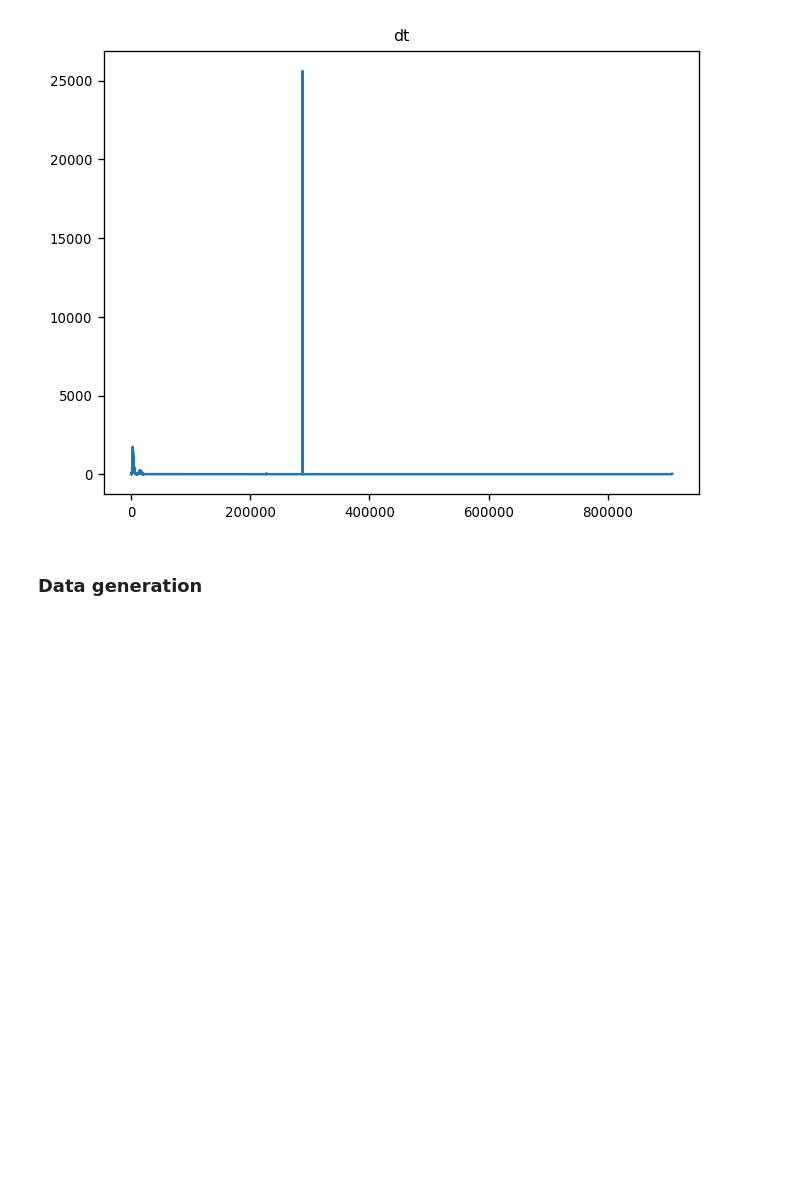
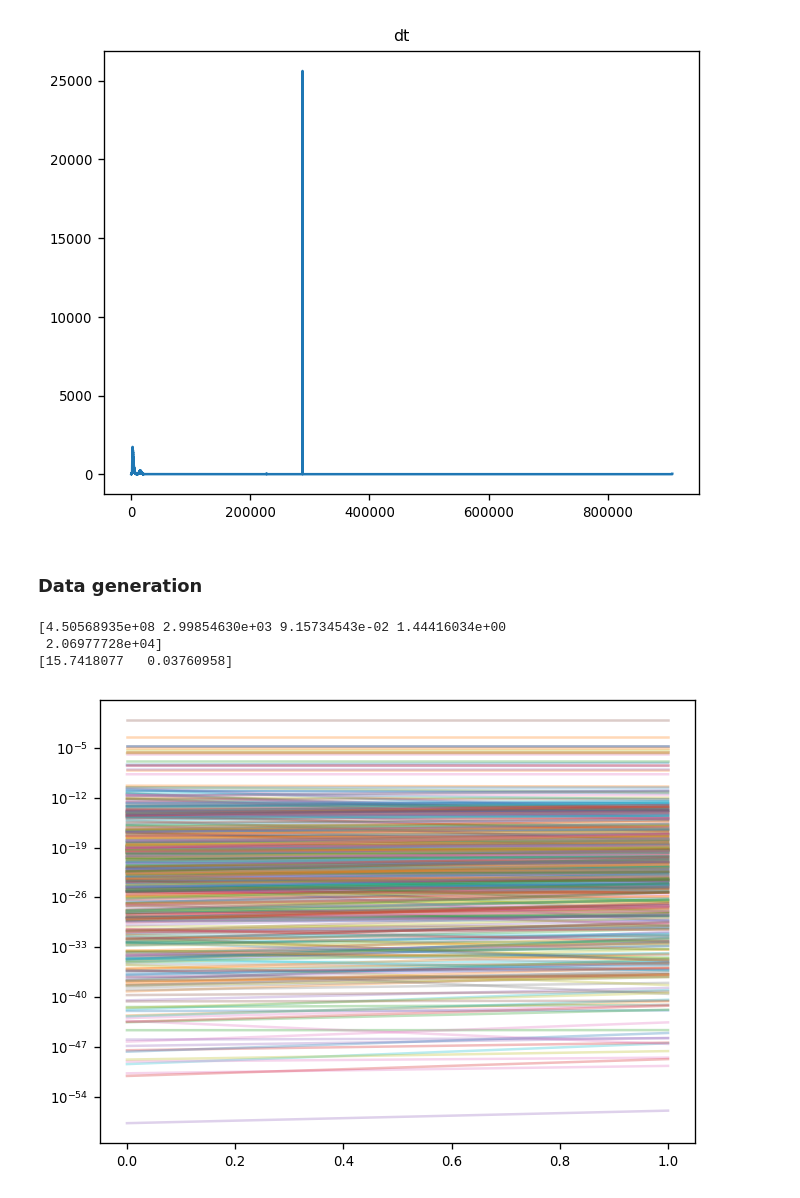
Before and after one commit to silkemaes/ChemPy, a Jupyter notebook: data_generation.ipynb, the cells around one changed output. Saved outputs shown, nothing was run; the diff lists cells and outputs as text; code cells hidden in the pictures; blank space fills up the shorter version.

```diff
--- a/data_generation.ipynb
+++ b/data_generation.ipynb
@@ -23,6 +23,10 @@ outloc = '/lhome/silkem/ChemTorch/ChemTorch/out/'
 samploc = '/lhome/silkem/ChemTorch/ChemTorch/sampling/'
 dataloc = '/lhome/silkem/ChemTorch/PhantomSampling/'
 # %%
+outloc = '/lhome/silkem/ChemTorch/ChemTorch/out/'
+samploc = '/lhome/silkem/ChemTorch/ChemTorch/sampling/'
+dataloc = '/lhome/silkem/ChemTorch/PhantomSampling/'
+
 ## Ranges from PHANTOM models
 ρ_min = min(np.load(samploc+'drho_range.npy'))
 ρ_max = max(np.load(samploc+'drho_range.npy'))
@@ -31,7 +35,7 @@ T_max = max(np.load(samploc+'dT_range.npy'))
 δ_min = 1.e-6
 δ_max = 1
 Av_min = -1
-Av_max = -np.log(δ_min)
+Av_max = -np.log10(δ_min)
 dt_min = min(np.load(samploc+'dtime_range.npy'))
 dt_max = max(np.load(samploc+'dtime_range.npy'))
 
@@ -213,3 +217,25 @@ np.save(samploc+'dT_range', out_temp[1][:-1])
 # nu enkel variaties van variabelen, begin met een gekozen input
 # starten van de chemie waar ge mee eindigd --> paden in de fysiochemische ruimte
 # eind abundantie terug meegeven, niet initialiseren
+# %%
+
+path = '/lhome/silkem/ChemTorch/ChemTorch/out/'
+loc = '2023-08-08 23:48:50.881415'
+
+input = np.load(path+loc+'/input.npy')
+time = np.load(path+loc+'/tictoc.npy')
+
+print(input)
+print(time)
+# print(np.load(path+'abundances.npy'))
+abs = np.load(path+loc+'/abundances.npy')
+
+for i in range(abs.shape[0]):
+    plt.plot(abs[i], alpha = 0.3)
+
+plt.yscale('log')
+# %% [output]
+[4.50568935e+08 2.99854630e+03 9.15734543e-02 1.44416034e+00
+ 2.06977728e+04]
+[15.7418077   0.03760958]
+[figure, added]
```
Also changed, not shown: parts of 5 cells of this notebook, 3 other files.
